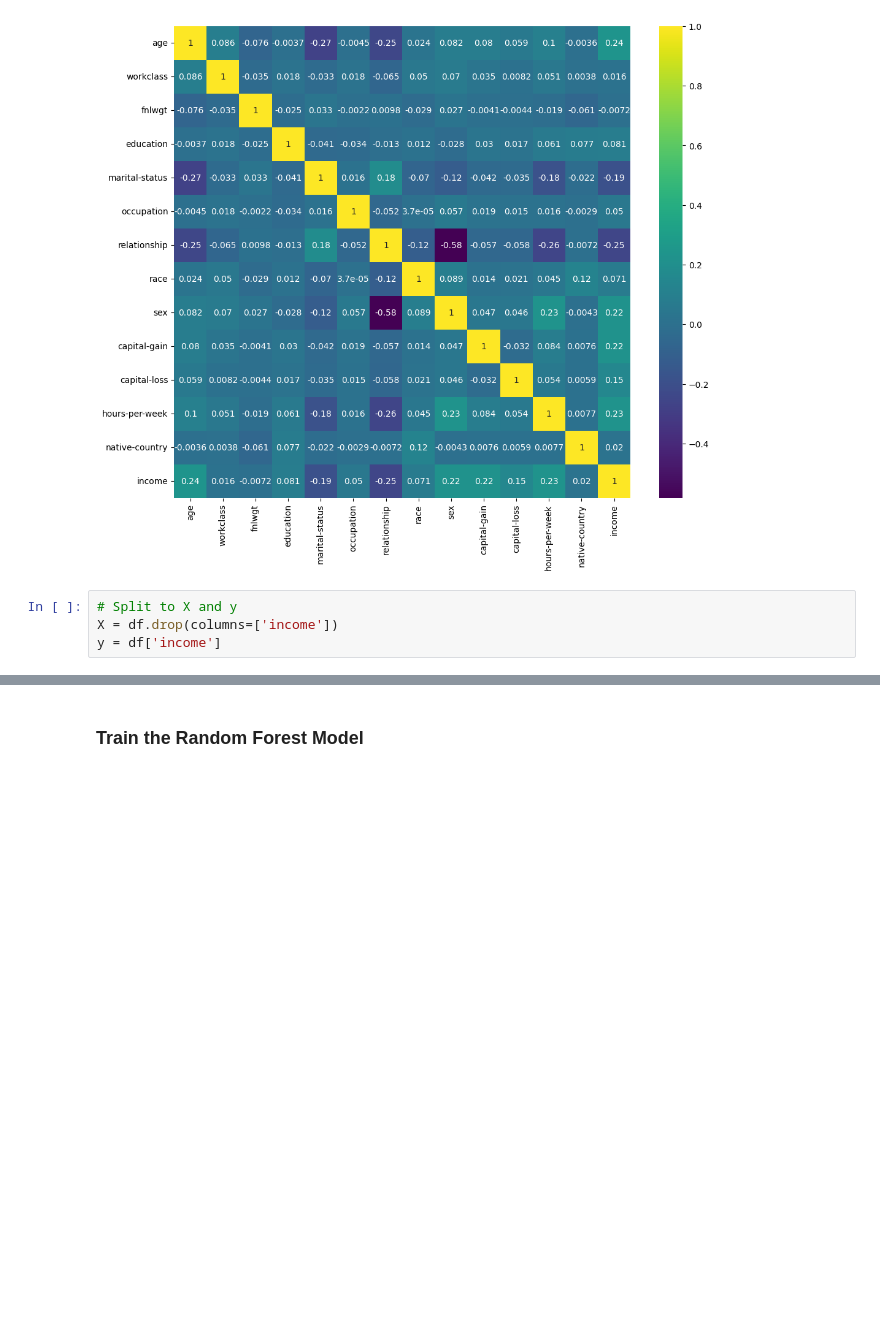
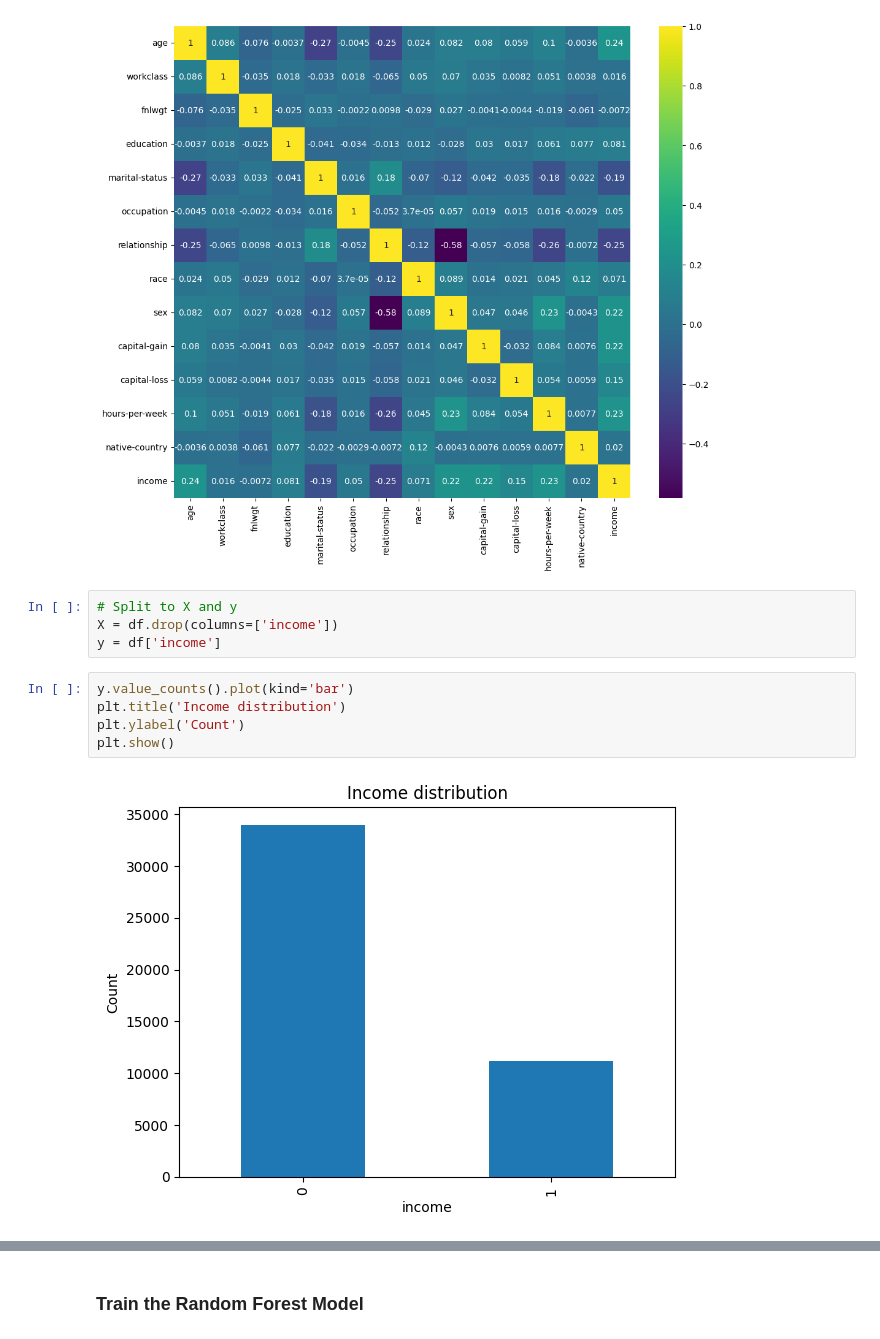
Before and after one commit to SewminaFernando/Income_Class_Prediction_Models, a Jupyter notebook: Notebooks/TrainModels(LabelEncoder).ipynb, the cells around one changed output, grey strips where cells are left out. Cells and saved outputs as stored; diff of their text form; blank space fills up the shorter version.

```diff
--- a/Notebooks/TrainModels(LabelEncoder).ipynb
+++ b/Notebooks/TrainModels(LabelEncoder).ipynb
@@ -77,3 +76,10 @@ plt.show()
 # Split to X and y
 X = df.drop(columns=['income'])
 y = df['income']
+# %%
+y.value_counts().plot(kind='bar')
+plt.title('Income distribution')
+plt.ylabel('Count')
+plt.show()
+# %% [output]
+[figure, added]
```
Also changed, not shown: parts of 14 cells of this notebook.
